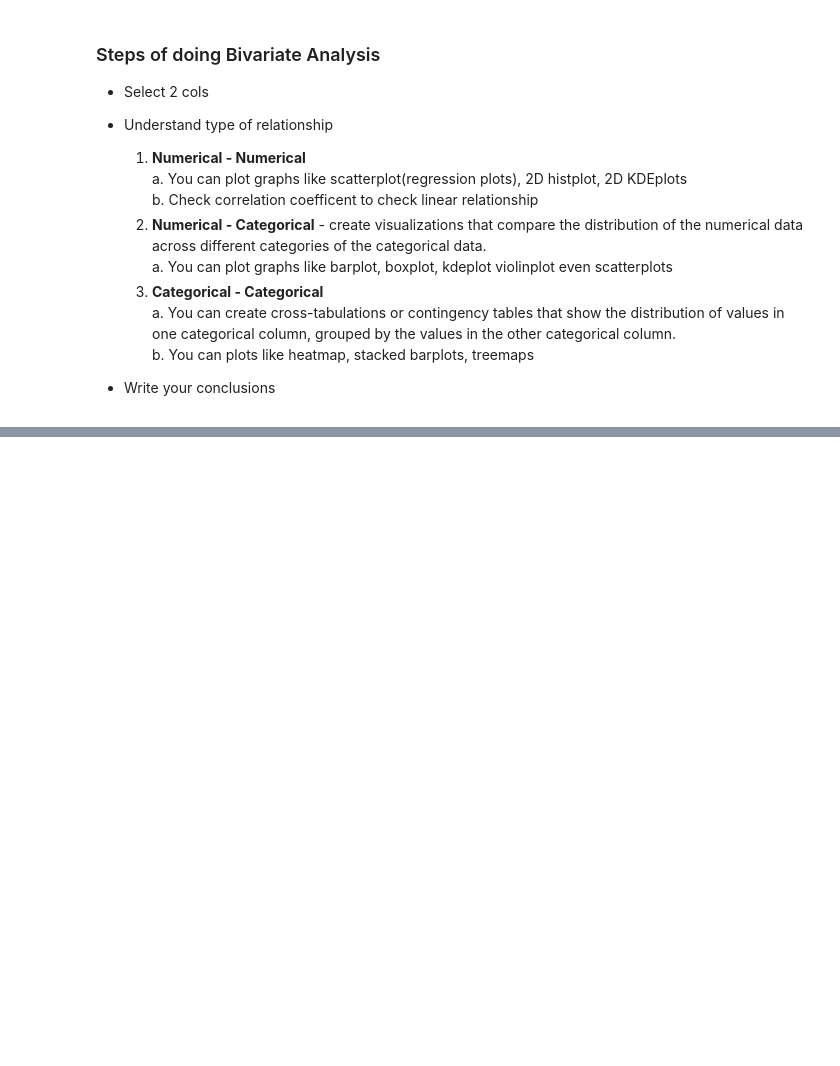
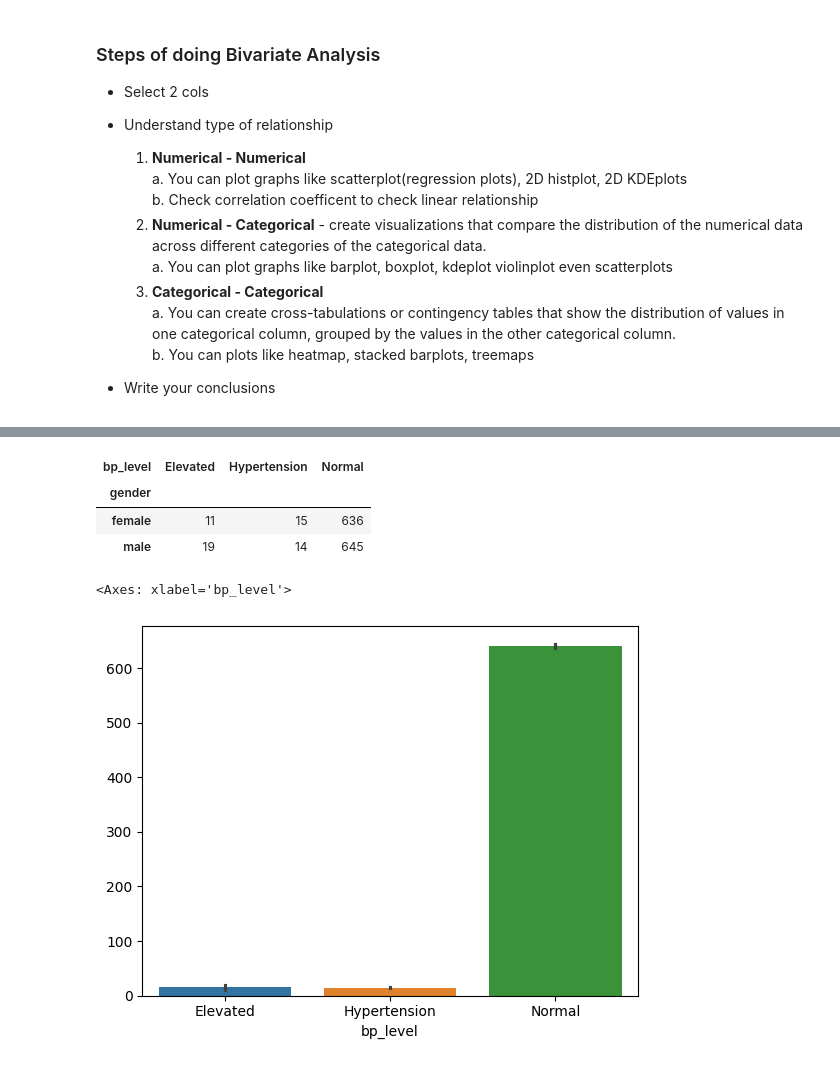
Before and after one commit to Misbahuddin111/Data-Analysis-process, a Jupyter notebook: 29 session EDA task.ipynb, the cells around one changed output, grey strips where cells are left out. Saved outputs shown, nothing was run; the diff lists cells and outputs as text; code cells hidden in the pictures; blank space fills up the shorter version.

```diff
--- a/29 session EDA task.ipynb
+++ b/29 session EDA task.ipynb
@@ -385,0 +403,13 @@ df
+# %%
+# gender vs bp_level
+pd.crosstab(df['gender'],df['bp_level'])
+# %% [output]
+| bp_level | Elevated | Hypertension | Normal |
+| gender |  |  |  |
+| female | 11 | 15 | 636 |
+| male | 19 | 14 | 645 |
+# %%
+sns.barplot(pd.crosstab(index=df['gender'],columns=df['bp_level']))
+# %% [output]
+<Axes: xlabel='bp_level'>
+[figure, added]
```
Also changed, not shown: parts of 7 cells of this notebook.
